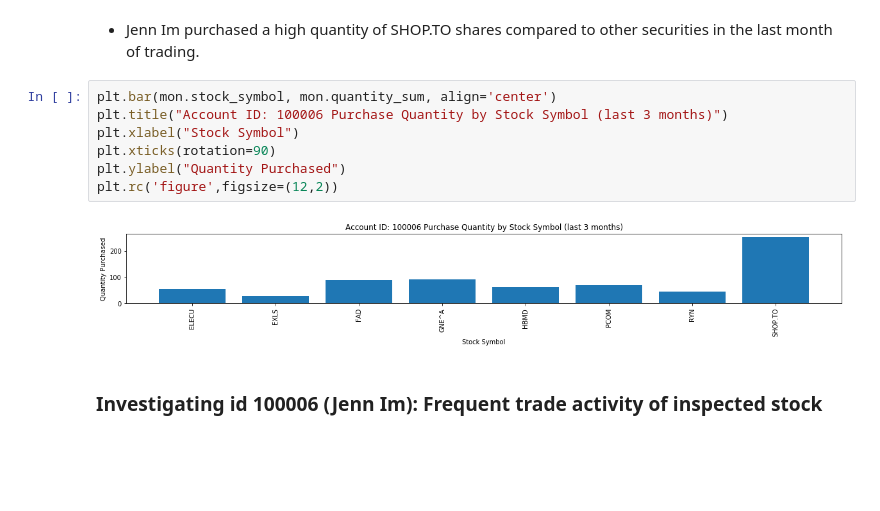
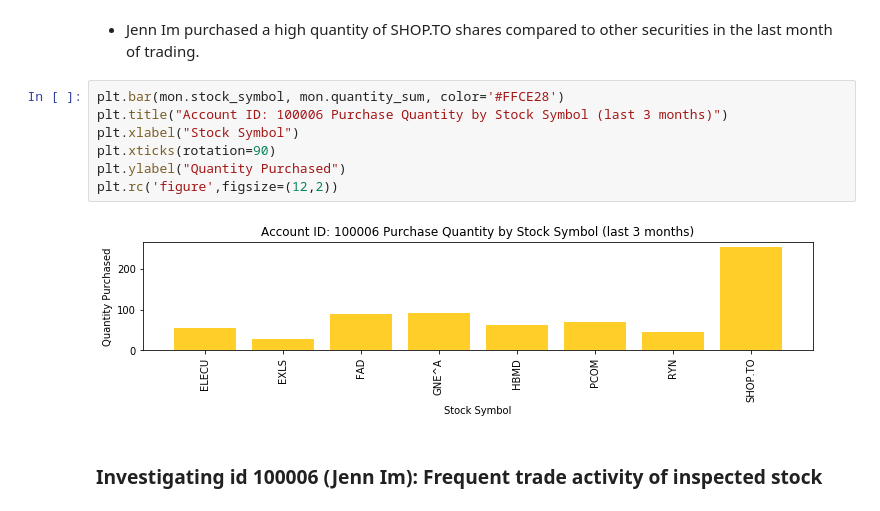
Before and after one commit to hnnahrl/Portfolio, a Jupyter notebook: Hannah Lee - Insider Trading POC.ipynb, the cells around one changed output. Drawn from its saved outputs; the diff is of its cells as text; blank space fills up the shorter version.

```diff
--- a/Hannah Lee - Insider Trading POC.ipynb
+++ b/Hannah Lee - Insider Trading POC.ipynb
@@ -290,14 +290,14 @@ mon.rename(columns={'sum':'quantity_sum', 'count':'num_purchases'}, inplace=True
 
 * Jenn Im purchased a high quantity of SHOP.TO shares compared to other securities in the last month of trading.
 # %%
-plt.bar(mon.stock_symbol, mon.quantity_sum, align='center')
+plt.bar(mon.stock_symbol, mon.quantity_sum, color='#FFCE28')
 plt.title("Account ID: 100006 Purchase Quantity by Stock Symbol (last 3 months)")
 plt.xlabel("Stock Symbol")
 plt.xticks(rotation=90)
 plt.ylabel("Quantity Purchased")
 plt.rc('figure',figsize=(12,2))
 # %% [output]
-[figure, old version]
+[figure, new version]
 # %% [markdown]
 ### Investigating id 100006 (Jenn Im): Frequent trade activity of inspected stock
 # %%
```
Also changed, not shown: parts of 9 cells of this notebook, 1 other file.
